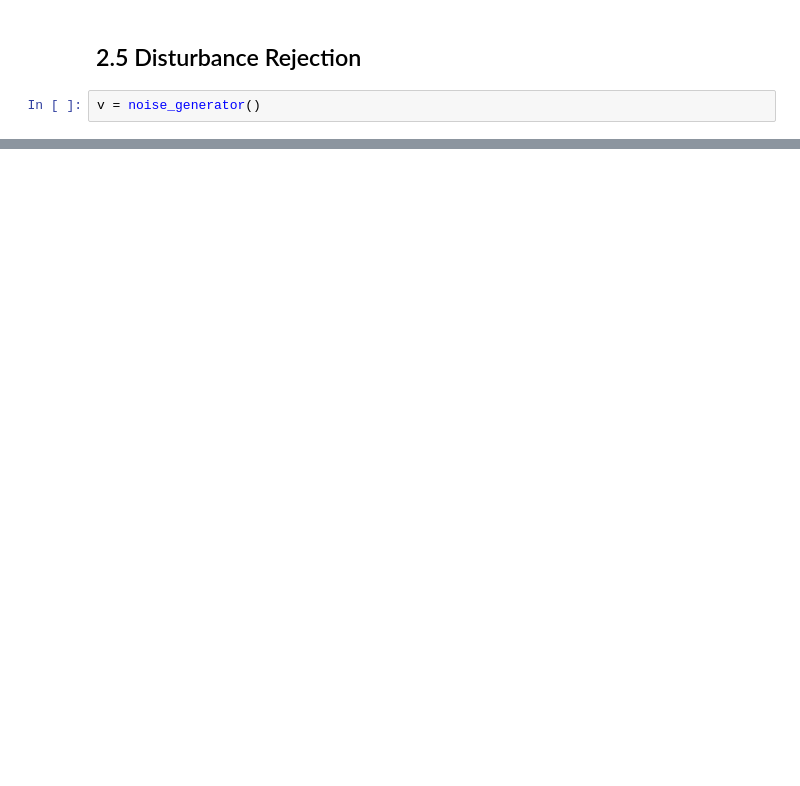
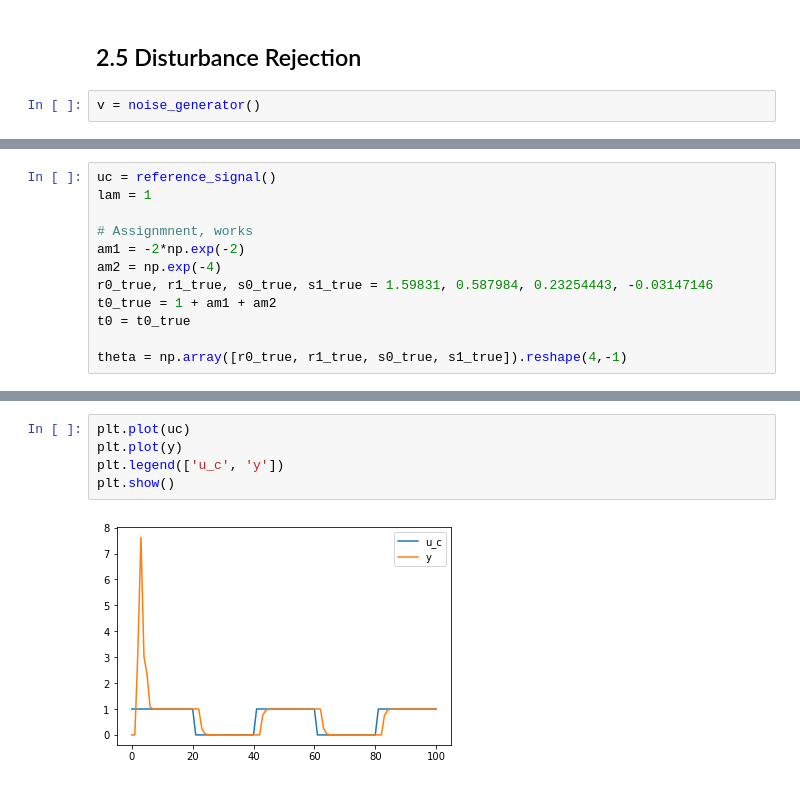
Before and after one commit to derekboase/Adaptive_Control_Code, a Jupyter notebook: Assignments/Assignment_2/Boase_Derek_hw2.ipynb, the cells around one changed output, grey strips where cells are left out. Saved outputs shown, nothing was run; the diff lists cells and outputs as text; blank space fills up the shorter version.

```diff
--- a/Assignments/Assignment_2/Boase_Derek_hw2.ipynb
+++ b/Assignments/Assignment_2/Boase_Derek_hw2.ipynb
@@ -391,0 +463,12 @@ v = noise_generator()
+# %%
+uc = reference_signal()
+lam = 1
+
+# Assignmnent, works
+am1 = -2*np.exp(-2)
+am2 = np.exp(-4)
+r0_true, r1_true, s0_true, s1_true = 1.59831, 0.587984, 0.23254443, -0.03147146
+t0_true = 1 + am1 + am2
+t0 = t0_true
+
+theta = np.array([r0_true, r1_true, s0_true, s1_true]).reshape(4,-1)
@@ -391,0 +524,7 @@ v = noise_generator()
+# %%
+plt.plot(uc)
+plt.plot(y)
+plt.legend(['u_c', 'y'])
+plt.show()
+# %% [output]
+[figure, added]
```
Also changed, not shown: parts of 23 cells of this notebook.
